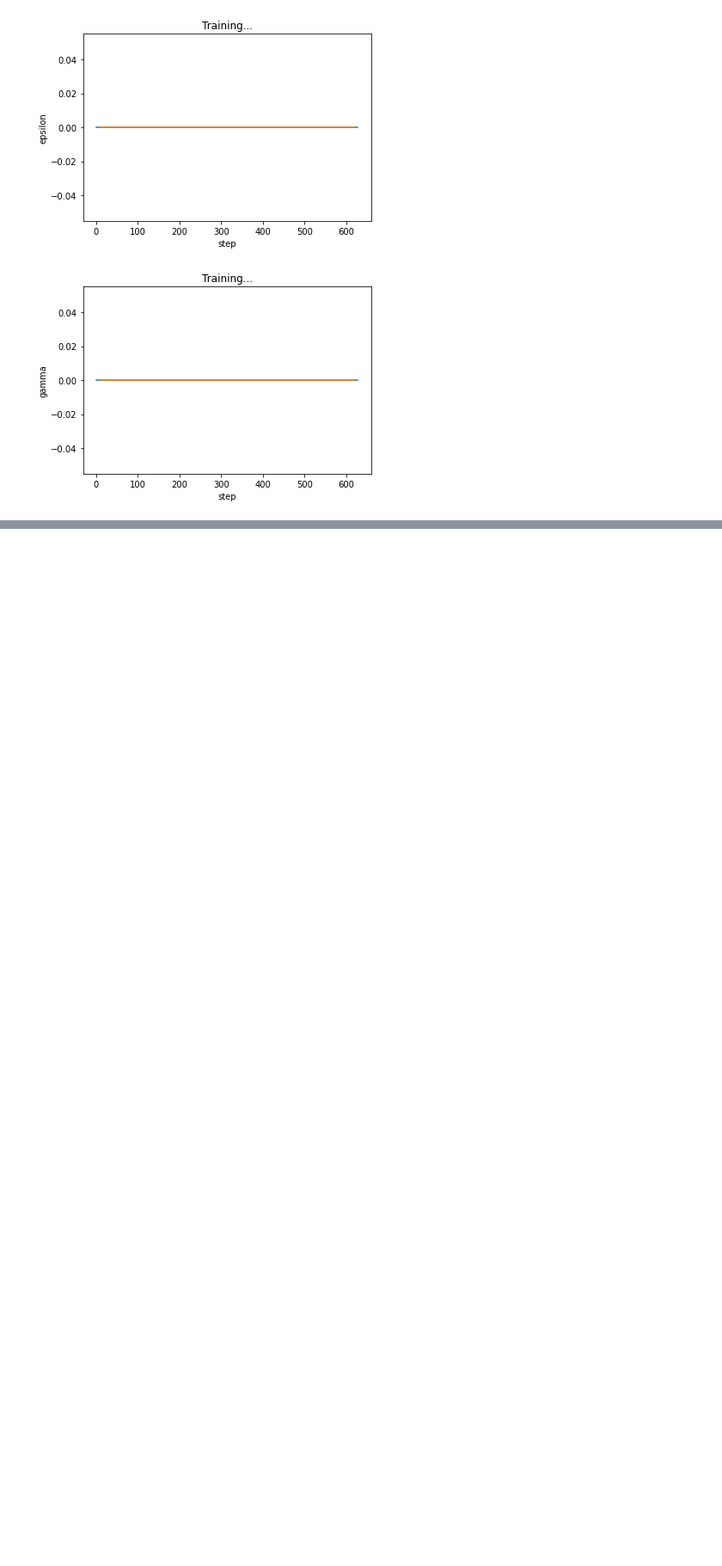
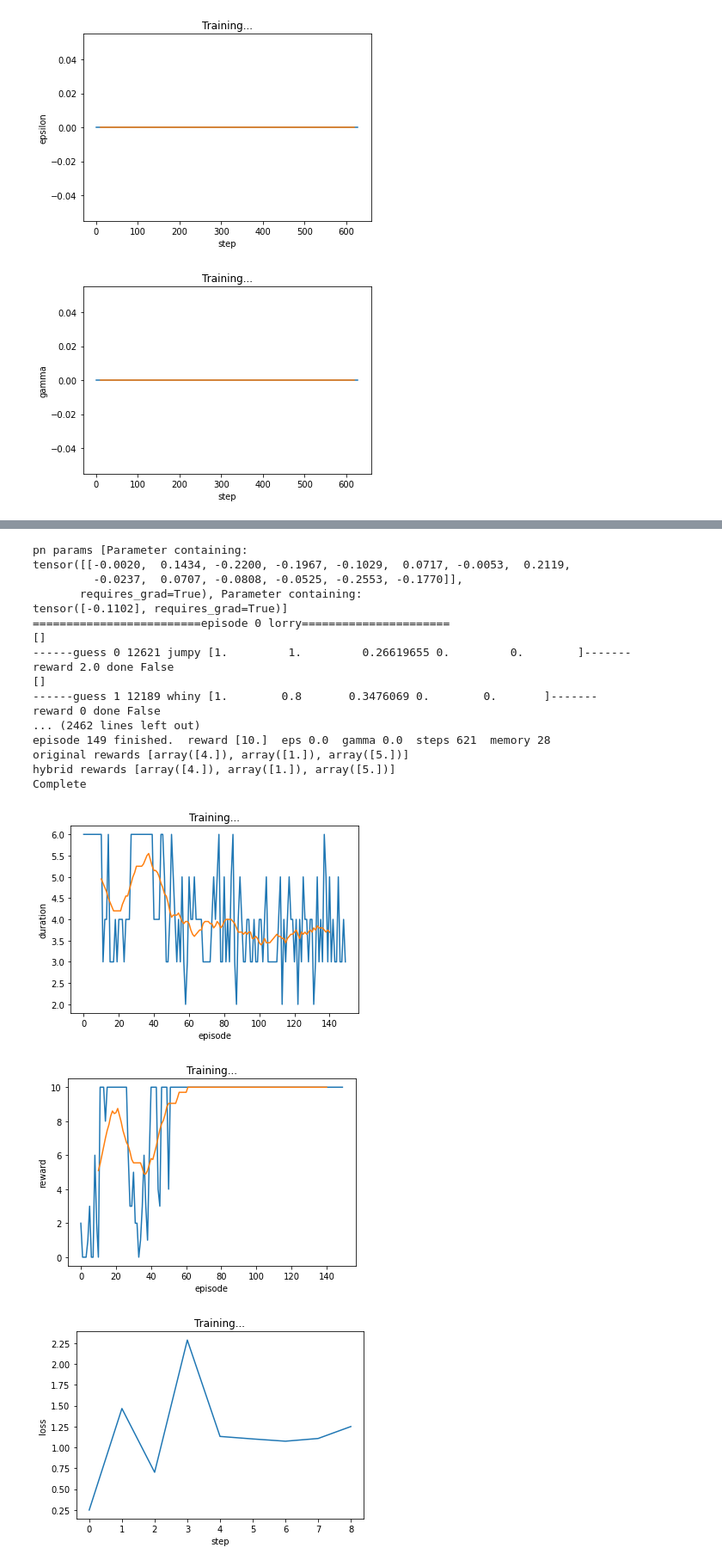
Before and after one commit to kbb29/wordle-solver, a Jupyter notebook: QLearn.ipynb, the cells around one changed output, grey strips where cells are left out. Shown at 86% size. Cells and saved outputs as stored; diff of their text form; code cells hidden in the pictures; blank space fills up the shorter version.

```diff
--- a/QLearn.ipynb
+++ b/QLearn.ipynb
@@ -392,14 +324,7 @@ def run_experiment(model=ModelConfig(name='naive', startword=None, target_list_o
     epsilons = []
     gammas = []
 
-    if model.name =='naive':
-        startword_idx = env.index_from_word(model.startword) if model.startword else None
-
-        policy_net = NaiveModel(startword_idx=startword_idx, target_list_only=model.target_list_only)
-        optimizer = None
-        EPS_START = 0
-        EPS_END = 0
-    elif model.name == 'linear':
+    if model.name == 'linear':
         policy_net = LinearQ(n_input_features).to(device)
         optimizer = optim.RMSprop(policy_net.parameters(), lr=training.lr)
     else:
@@ -419,7 +344,9 @@ def run_experiment(model=ModelConfig(name='naive', startword=None, target_list_o
         for t in count():
             eps = EPS_END + (EPS_START - EPS_END) * math.exp(-1. * steps_done / EPS_DECAY)
             GAMMA = GAMMA_END + (GAMMA_START - GAMMA_END) * math.exp(-1. * steps_done / GAMMA_DECAY)
+
             epsilons.append(eps)
+            #print(epsilons)
             gammas.append(GAMMA)
             steps_done += 1
             # Select and perform an action
@@ -490,8 +417,7 @@ def run_experiment(model=ModelConfig(name='naive', startword=None, target_list_o
                     raise Exception(f'bad value function {value_function.name}')
 
                 # If we have gathered enough data, Perform one step of the optimization (on the policy network)
-                if model.name != 'naive' \
-                    and len(memory) >= training.batch_size \
+                if len(memory) >= training.batch_size \
                     and steps_done - last_training > training.train_interval:
                     loss = optimize_model(policy_net, optimizer, memory, batch_size=training.batch_size)
                     losses.append(loss)
@@ -773,0 +468,29 @@ Complete
+# %%
+plot_all(*run_experiment(
+    model=ModelConfig(name='linear'),
+    value_function=ValueConfig(name='hybrid', gamma=[0.0, 0.0, 200]),
+    eps=[0.0, 0.0, 400],
+    num_episodes=150,
+    training=TrainConfig(train_interval=16, batch_size=64, clear_memory=True, lr=0.07)
+    ))
+# %% [output]
+pn params [Parameter containing:
+tensor([[-0.0020,  0.1434, -0.2200, -0.1967, -0.1029,  0.0717, -0.0053,  0.2119,
+         -0.0237,  0.0707, -0.0808, -0.0525, -0.2553, -0.1770]],
+       requires_grad=True), Parameter containing:
+tensor([-0.1102], requires_grad=True)]
+=========================episode 0 lorry======================
+[]
+------guess 0 12621 jumpy [1.         1.         0.26619655 0.         0.        ]-------
+reward 2.0 done False
+[]
+------guess 1 12189 whiny [1.        0.8       0.3476069 0.        0.       ]-------
+reward 0 done False
+... (2462 lines left out)
+episode 149 finished.  reward [10.]  eps 0.0  gamma 0.0  steps 621  memory 28
+original rewards [array([4.]), array([1.]), array([5.])]
+hybrid rewards [array([4.]), array([1.]), array([5.])]
+Complete
+[figure, added]
+[figure, added]
+[figure, added]
```
Also changed, not shown: parts of 12 cells of this notebook, 2 other files.
